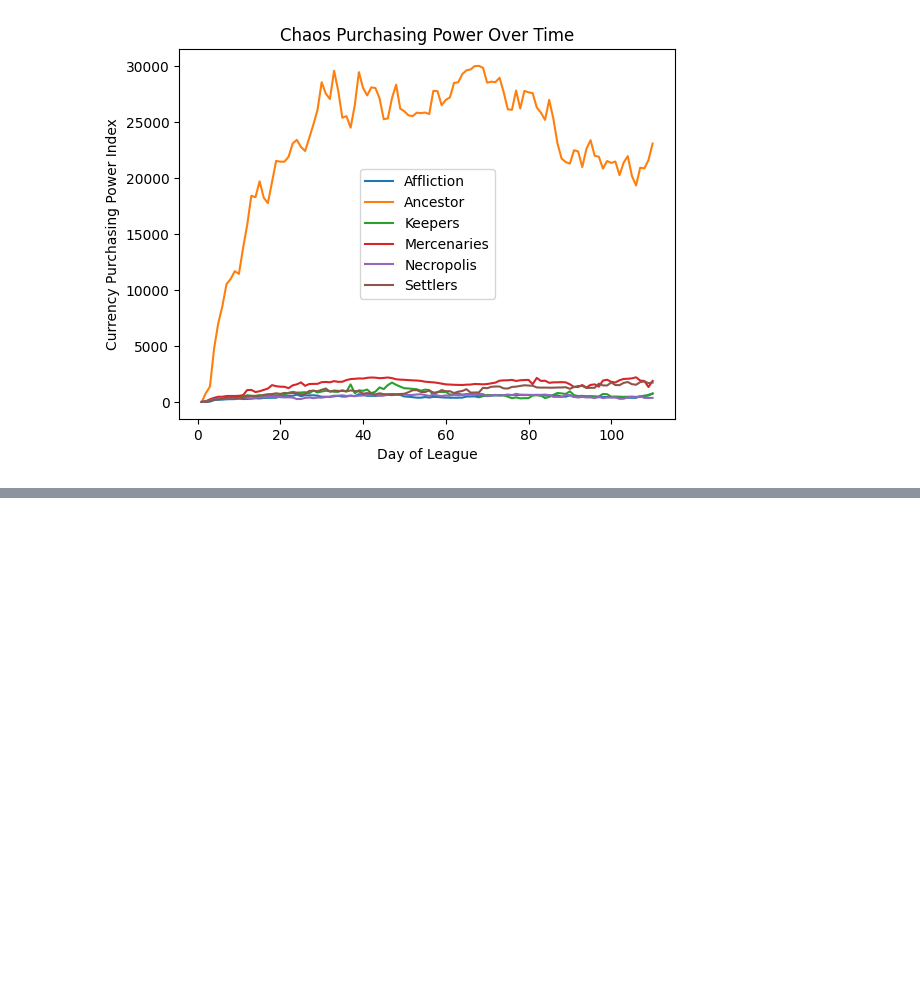
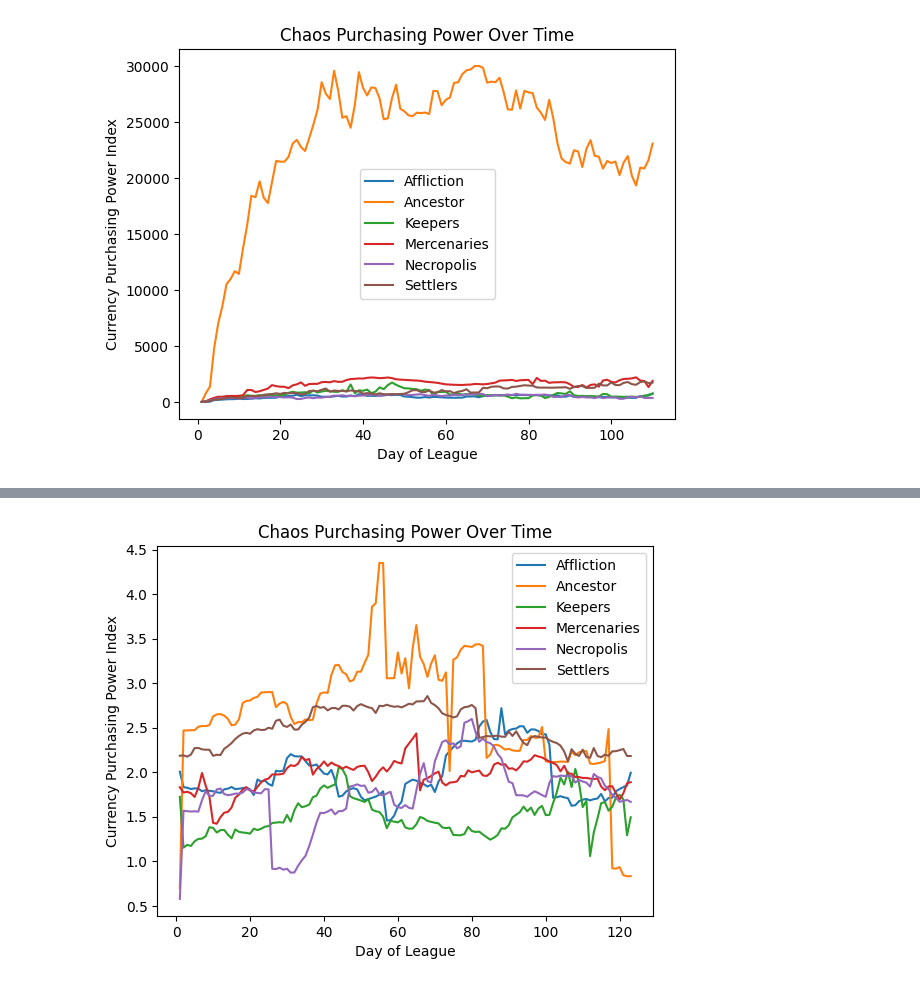
Before and after one commit to NataliaMiodowska/PoeMarketAnalyser, a Jupyter notebook: notebooks/04_currency_index.ipynb, the cells around one changed output, grey strips where cells are left out. Cells and saved outputs as stored; diff of their text form; code cells hidden in the pictures; blank space fills up the shorter version.

Commit message:
currency_index

```diff
--- a/notebooks/04_currency_index.ipynb
+++ b/notebooks/04_currency_index.ipynb
@@ -154,0 +104,14 @@ plt.show()
+# %%
+# add the column "Day" indicates the day of the league
+
+#first day of each league
+currency_processed["Date"] = pd.to_datetime(items_processed["Date"])
+league_start = currency_processed.groupby("League")["Date"].transform("min")
+# league day
+currency_processed["Day"] = (currency_processed["Date"]-league_start).dt.days + 1
+
+#exporting dataset
+currency_processed.reset_index(drop=True).to_csv("C:/Users/user/Desktop/Data Science/PoeMarketAnalyser/data/poeninja/currency_data_processed/currency_processed_day.csv",sep=";",index=False)
+# %%
+# Select currency basket
+currency_prices = currency_processed[currency_processed["Get"].isin(currency_basket)].copy()
@@ -154,0 +122,3 @@ plt.show()
+# %%
+# Normalise each currency to its Day 1 price
+currency_prices["Value_norm"] = (currency_prices["Value"] /currency_prices.groupby(["League", "Get"])["Value"].transform("first"))
@@ -154,0 +139,18 @@ plt.show()
+# %%
+# Currency CPI (mean of normalised prices per day)
+curr_basket_price_per_day = (currency_prices.groupby(["League", "Day"])["Value_norm"].mean().reset_index(name="currency_index"))
+
+#exporting dataset
+curr_basket_price_per_day.reset_index(drop=True).to_csv("C:/Users/user/Desktop/Data Science/PoeMarketAnalyser/data/poeninja/currency_data_processed/currency_index.csv",sep=";",index=False)
+# %%
+
+for league, df_league in curr_basket_price_per_day.groupby("League"):
+    plt.plot(df_league["Day"],df_league["currency_index"],label=league)
+
+plt.xlabel("Day of League")
+plt.ylabel("Currency Purchasing Power Index")
+plt.title("Chaos Purchasing Power Over Time")
+plt.legend()
+plt.show()
+# %% [output]
+[figure, added]
```
Also changed, not shown: parts of 11 cells of this notebook.
